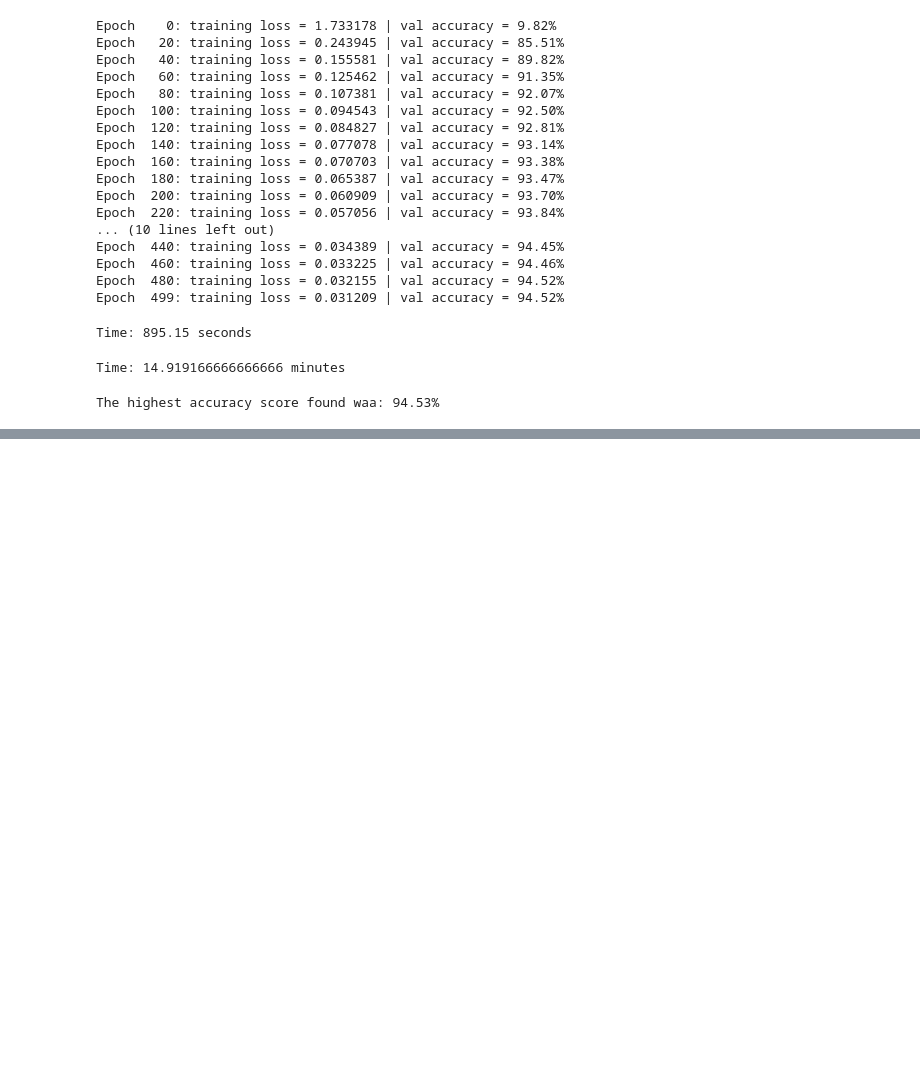
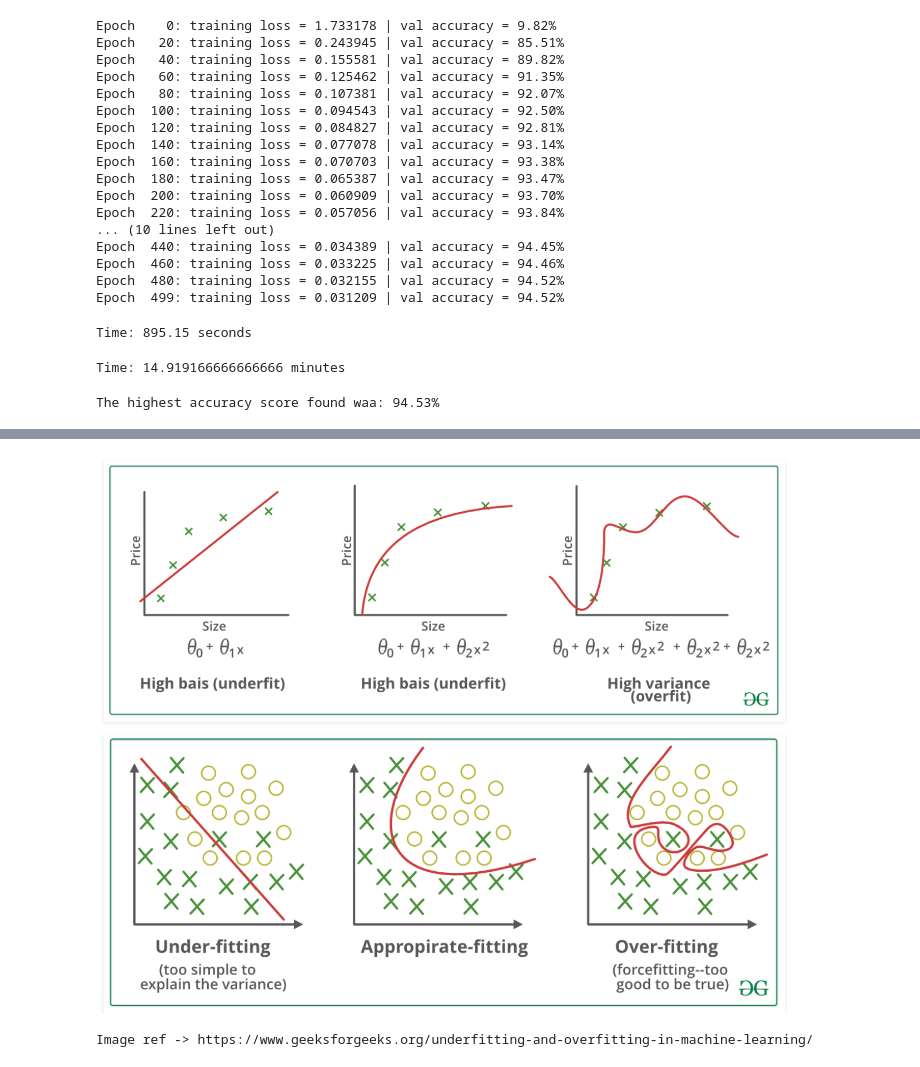
Before and after one commit to ylee9107/ComputerVisionTensorFlow2_myLearning, a Jupyter notebook: 1 - Comupter Vision with Neural Networks/Building ANNs.ipynb, the cells around one changed output, grey strips where cells are left out. Cells and saved outputs as stored; diff of their text form; code cells hidden in the pictures; blank space fills up the shorter version.

```diff
--- a/1 - Comupter Vision with Neural Networks/Building ANNs.ipynb
+++ b/1 - Comupter Vision with Neural Networks/Building ANNs.ipynb
@@ -1167,0 +1180,7 @@ os.environ["KERAS_BACKEND"] = "plaidml.keras.backend"
+# %%
+# Types of Model Fitting:
+display(Image(image_path + 'Types of Model Fitting.png', width=700, unconfined=True))
+print('Image ref -> https://www.geeksforgeeks.org/underfitting-and-overfitting-in-machine-learning/')
+# %% [output]
+[figure, added]
+Image ref -> https://www.geeksforgeeks.org/underfitting-and-overfitting-in-machine-learning/
```
Also changed, not shown: parts of 10 cells of this notebook.
